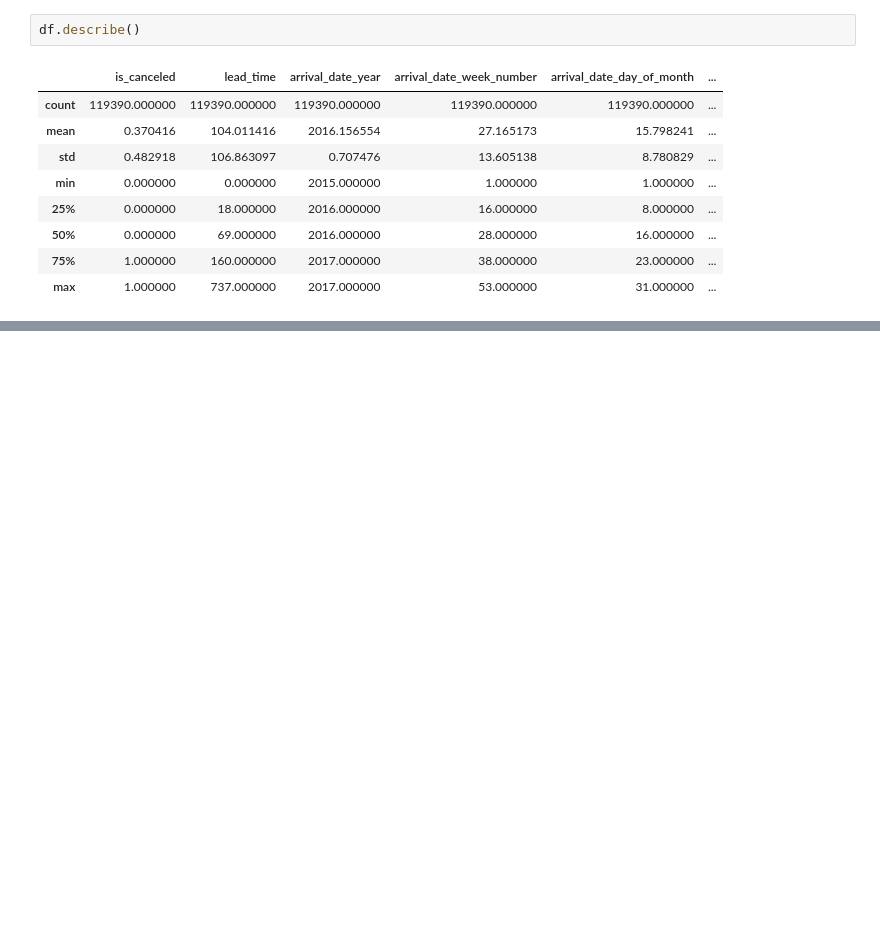
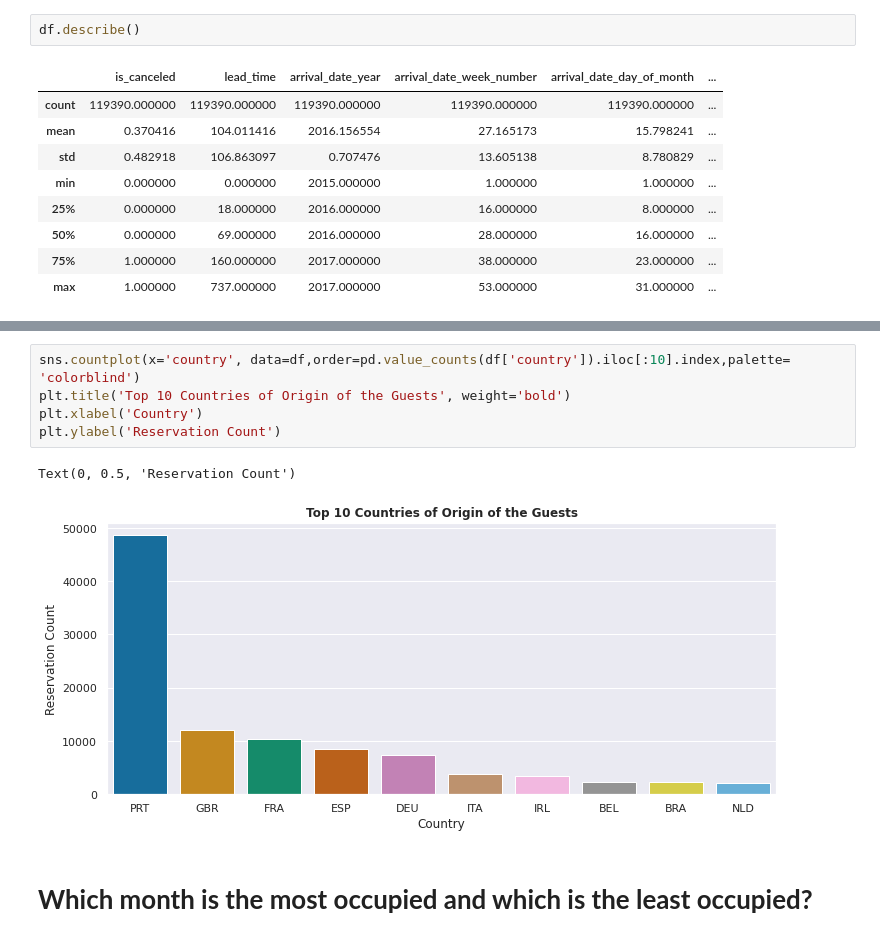
Before and after one commit to Sathya-Prakash-Yuva/Hotel-Booking-Analysis, a Jupyter notebook: Copy_of_Hotel_Booking_Analysis_Capstone_Project.ipynb, the cells around one changed output, grey strips where cells are left out. Saved outputs shown, nothing was run; the diff lists cells and outputs as text; blank space fills up the shorter version.

```diff
--- a/Copy_of_Hotel_Booking_Analysis_Capstone_Project.ipynb
+++ b/Copy_of_Hotel_Booking_Analysis_Capstone_Project.ipynb
@@ -462,0 +536,10 @@ plt.legend(loc = "upper right")
+# %%
+sns.countplot(x='country', data=df,order=pd.value_counts(df['country']).iloc[:10].index,palette= 'colorblind')
+plt.title('Top 10 Countries of Origin of the Guests', weight='bold')
+plt.xlabel('Country')
+plt.ylabel('Reservation Count')
+# %% [output]
+Text(0, 0.5, 'Reservation Count')
+[figure, added]
+# %% [markdown]
+# **Which month is the most occupied and which is the least occupied?**
```
Also changed, not shown: parts of 55 cells of this notebook.
